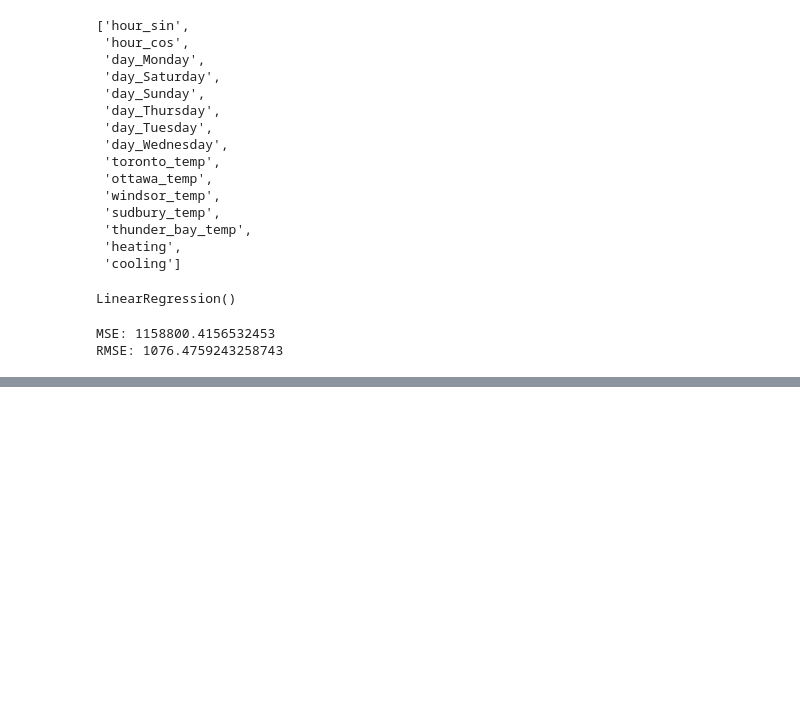
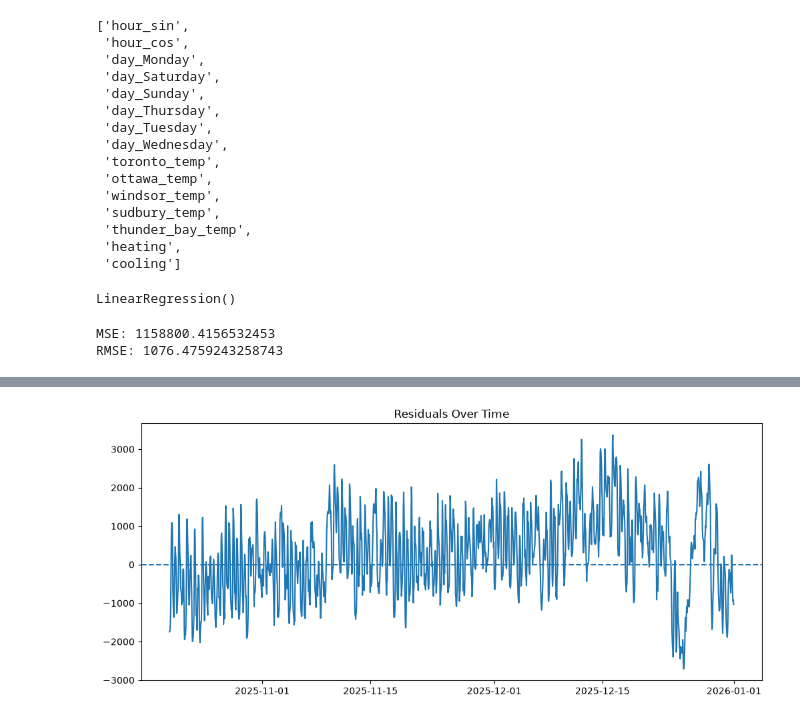
Before and after one commit to dhrutigandhi05/ontario-electricity-demand, a Jupyter notebook: notebooks/heating_cooling_features.ipynb, the cells around one changed output, grey strips where cells are left out. Saved outputs shown, nothing was run; the diff lists cells and outputs as text; code cells hidden in the pictures; blank space fills up the shorter version.

```diff
--- a/notebooks/heating_cooling_features.ipynb
+++ b/notebooks/heating_cooling_features.ipynb
@@ -228,0 +194,7 @@ plt.show()
+# %%
+results["abs_error"] = results["residual"].abs()
+
+results.sort_values(
+    "abs_error",
+    ascending=False
+).head(10)
@@ -228,0 +222,8 @@ plt.show()
+# %%
+plt.figure(figsize=(12, 5))
+plt.plot(results["timestamp"], results["residual"])
+plt.axhline(0, linestyle="--")
+plt.title("Residuals Over Time")
+plt.show()
+# %% [output]
+[figure, added]
```
Also changed, not shown: parts of 3 cells of this notebook.
